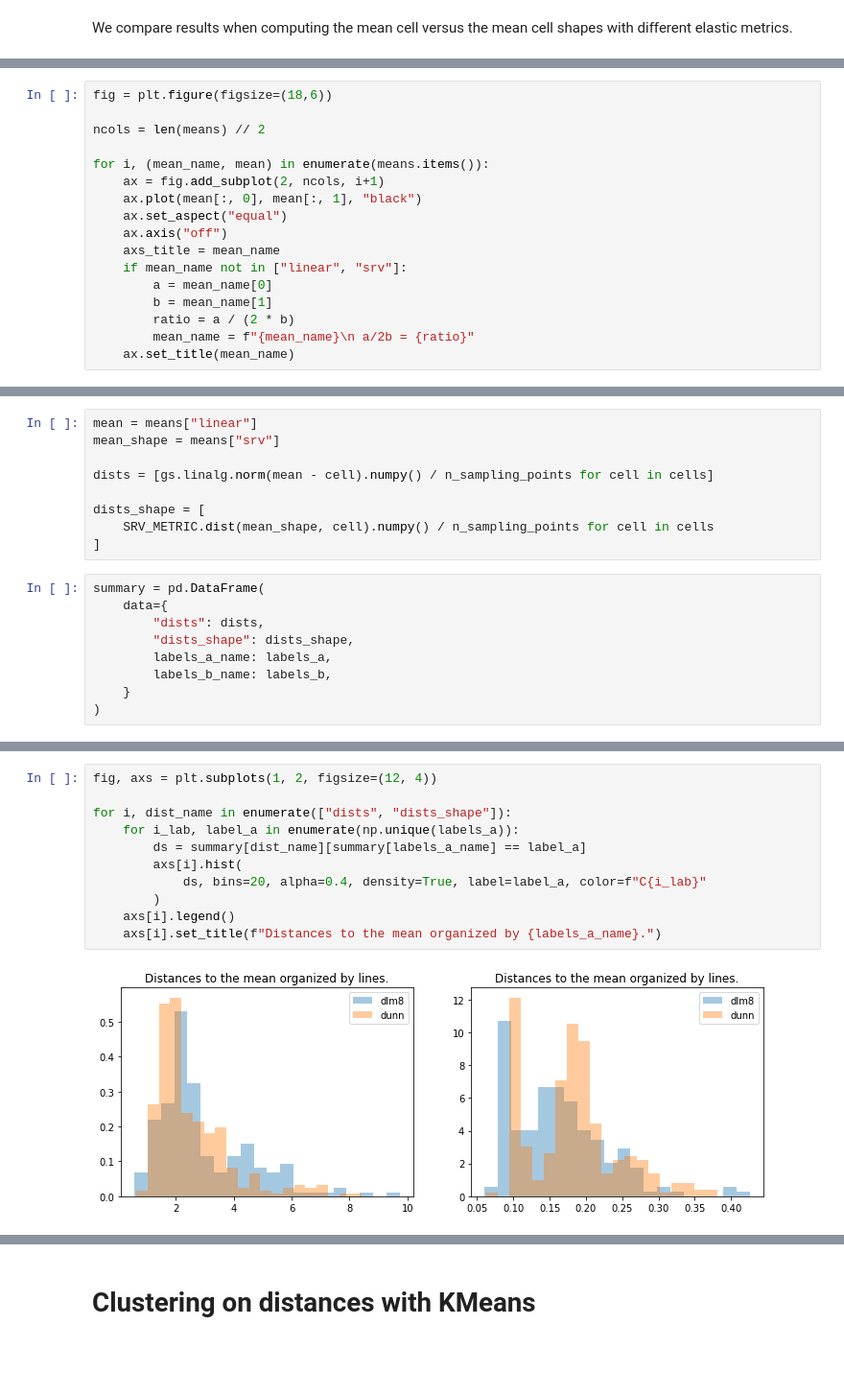
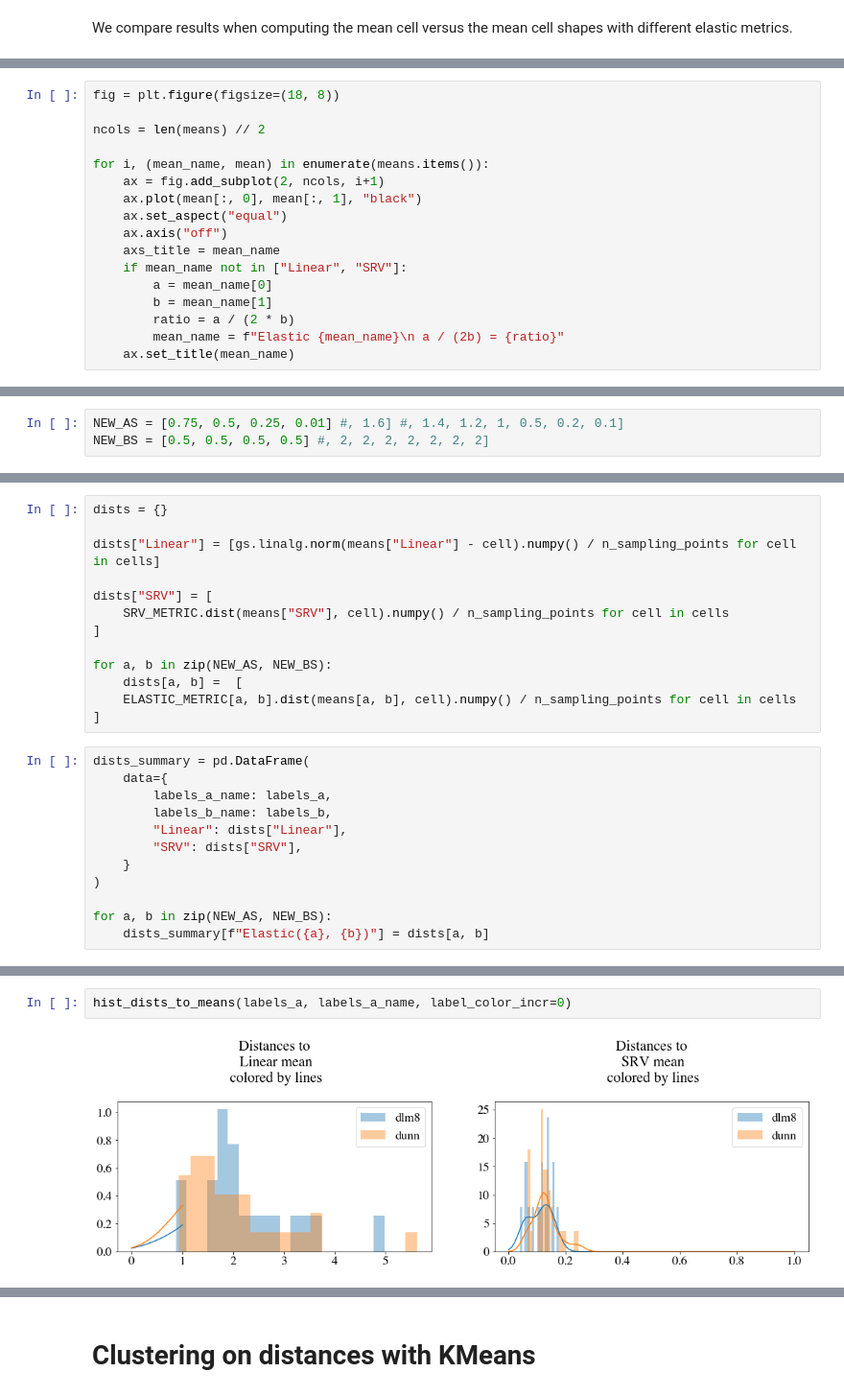
Before and after one commit to geometric-intelligence/dyn, a Jupyter notebook: cells/notebooks/explore_experimental_datasets.ipynb, the cells around one changed output, grey strips where cells are left out. Shown: that part at 96% size. Drawn from its saved outputs; the diff is of its cells as text; blank space fills up the shorter version.

```diff
--- a/cells/notebooks/explore_experimental_datasets.ipynb
+++ b/cells/notebooks/explore_experimental_datasets.ipynb
@@ -113,5 +125,5 @@ for a, b in zip(AS, BS):
 # %%
-fig = plt.figure(figsize=(18,6))
+fig = plt.figure(figsize=(18, 8))
 
 ncols = len(means) // 2
 
@@ -121,10 +133,10 @@ for i, (mean_name, mean) in enumerate(means.items()):
     ax.set_aspect("equal")
     ax.axis("off")
     axs_title = mean_name
-    if mean_name not in ["linear", "srv"]:
+    if mean_name not in ["Linear", "SRV"]:
         a = mean_name[0]
         b = mean_name[1]
         ratio = a / (2 * b)
-        mean_name = f"{mean_name}\n a/2b = {ratio}"
+        mean_name = f"Elastic {mean_name}\n a / (2b) = {ratio}"
     ax.set_title(mean_name)
 # %% [output]
@@ -132 +146,4 @@ for i, (mean_name, mean) in enumerate(means.items()):
+# %%
+NEW_AS = [0.75, 0.5, 0.25, 0.01] #, 1.6] #, 1.4, 1.2, 1, 0.5, 0.2, 0.1]
+NEW_BS = [0.5, 0.5, 0.5, 0.5] #, 2, 2, 2, 2, 2, 2, 2]
 # %% [markdown]
@@ -134,18 +155,25 @@ for i, (mean_name, mean) in enumerate(means.items()):
 # %%
-mean = means["linear"]
-mean_shape = means["srv"]
+dists = {}
 
-dists = [gs.linalg.norm(mean - cell).numpy() / n_sampling_points for cell in cells]
+dists["Linear"] = [gs.linalg.norm(means["Linear"] - cell).numpy() / n_sampling_points for cell in cells]
 
-dists_shape = [
-    SRV_METRIC.dist(mean_shape, cell).numpy() / n_sampling_points for cell in cells
+dists["SRV"] = [
+    SRV_METRIC.dist(means["SRV"], cell).numpy() / n_sampling_points for cell in cells
 ]
+
+for a, b in zip(NEW_AS, NEW_BS):
+    dists[a, b] =  [
+    ELASTIC_METRIC[a, b].dist(means[a, b], cell).numpy() / n_sampling_points for cell in cells
+]
 # %%
-summary = pd.DataFrame(
+dists_summary = pd.DataFrame(
     data={
-        "dists": dists,
-        "dists_shape": dists_shape,
         labels_a_name: labels_a,
         labels_b_name: labels_b,
+        "Linear": dists["Linear"],
+        "SRV": dists["SRV"],
     }
 )
+
+for a, b in zip(NEW_AS, NEW_BS):
+    dists_summary[f"Elastic({a}, {b})"] = dists[a, b]
@@ -152,13 +225,4 @@ summary = pd.DataFrame(
 # %%
-fig, axs = plt.subplots(1, 2, figsize=(12, 4))
-
-for i, dist_name in enumerate(["dists", "dists_shape"]):
-    for i_lab, label_a in enumerate(np.unique(labels_a)):
-        ds = summary[dist_name][summary[labels_a_name] == label_a]
-        axs[i].hist(
-            ds, bins=20, alpha=0.4, density=True, label=label_a, color=f"C{i_lab}"
-        )
-    axs[i].legend()
-    axs[i].set_title(f"Distances to the mean organized by {labels_a_name}.")
+hist_dists_to_means(labels_a, labels_a_name, label_color_incr=0)
 # %% [output]
-[figure, old version]
+[figure, new version]
```
Also changed, not shown: parts of 44 cells of this notebook, 2 other files.
